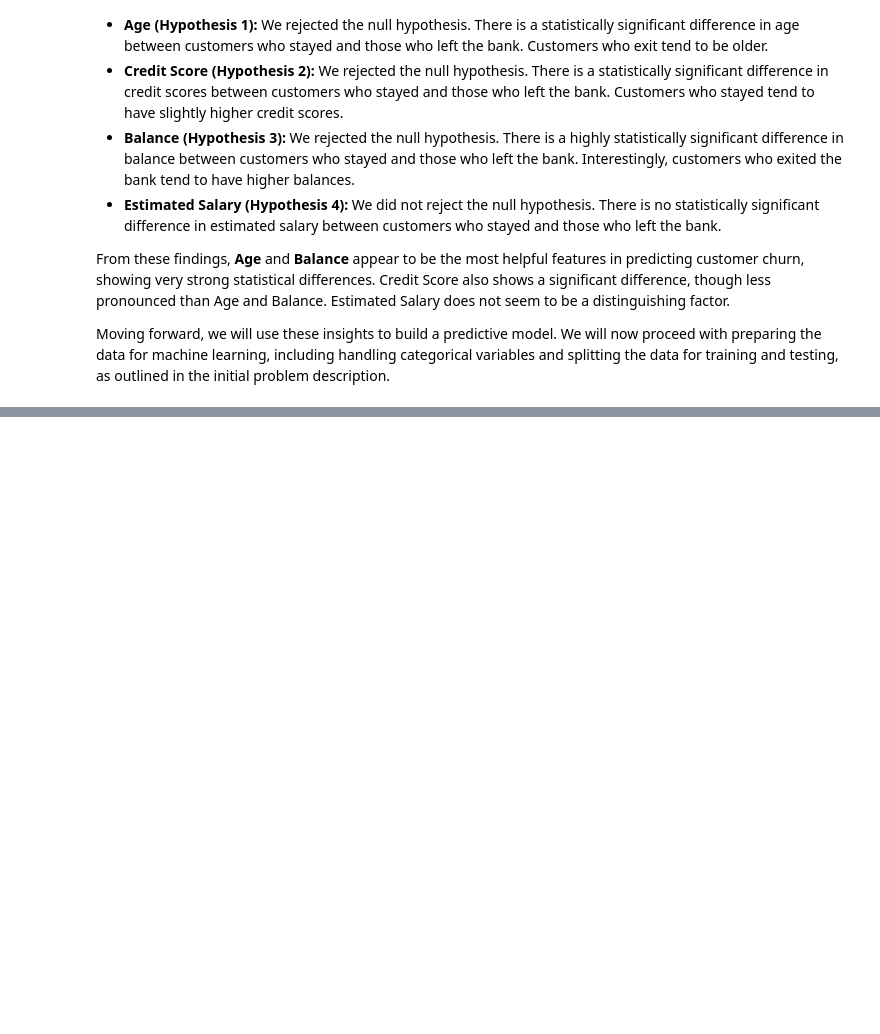
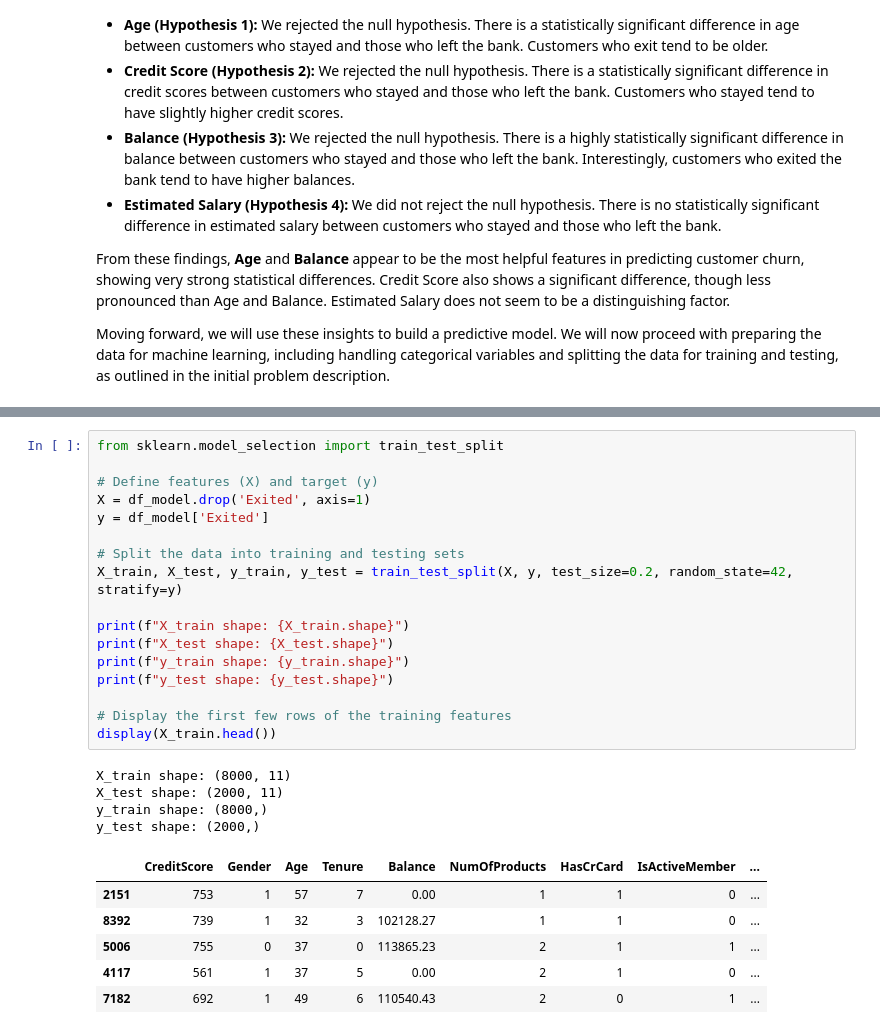
Before and after one commit to mousadjara01ouatt-sys/DI_Bootcamp, a Jupyter notebook: week4/DAY4/Dailychallenge/DailyChallenge_StatforML.ipynb, the cells around one changed output, grey strips where cells are left out. Cells and saved outputs as stored; diff of their text form; blank space fills up the shorter version.

```diff
--- a/week4/DAY4/Dailychallenge/DailyChallenge_StatforML.ipynb
+++ b/week4/DAY4/Dailychallenge/DailyChallenge_StatforML.ipynb
@@ -352,0 +423,28 @@ Moving forward, we will use these insights to build a predictive model. We will
+# %%
+from sklearn.model_selection import train_test_split
+
+# Define features (X) and target (y)
+X = df_model.drop('Exited', axis=1)
+y = df_model['Exited']
+
+# Split the data into training and testing sets
+X_train, X_test, y_train, y_test = train_test_split(X, y, test_size=0.2, random_state=42, stratify=y)
+
+print(f"X_train shape: {X_train.shape}")
+print(f"X_test shape: {X_test.shape}")
+print(f"y_train shape: {y_train.shape}")
+print(f"y_test shape: {y_test.shape}")
+
+# Display the first few rows of the training features
+display(X_train.head())
+# %% [output]
+X_train shape: (8000, 11)
+X_test shape: (2000, 11)
+y_train shape: (8000,)
+y_test shape: (2000,)
+|  | CreditScore | Gender | Age | Tenure | Balance | NumOfProducts | HasCrCard | IsActiveMember | ... |
+| 2151 | 753 | 1 | 57 | 7 | 0.00 | 1 | 1 | 0 | ... |
+| 8392 | 739 | 1 | 32 | 3 | 102128.27 | 1 | 1 | 0 | ... |
+| 5006 | 755 | 0 | 37 | 0 | 113865.23 | 2 | 1 | 1 | ... |
+| 4117 | 561 | 1 | 37 | 5 | 0.00 | 2 | 1 | 0 | ... |
+| 7182 | 692 | 1 | 49 | 6 | 110540.43 | 2 | 0 | 1 | ... |
```
Also changed, not shown: parts of 6 cells of this notebook, 1 other file.
